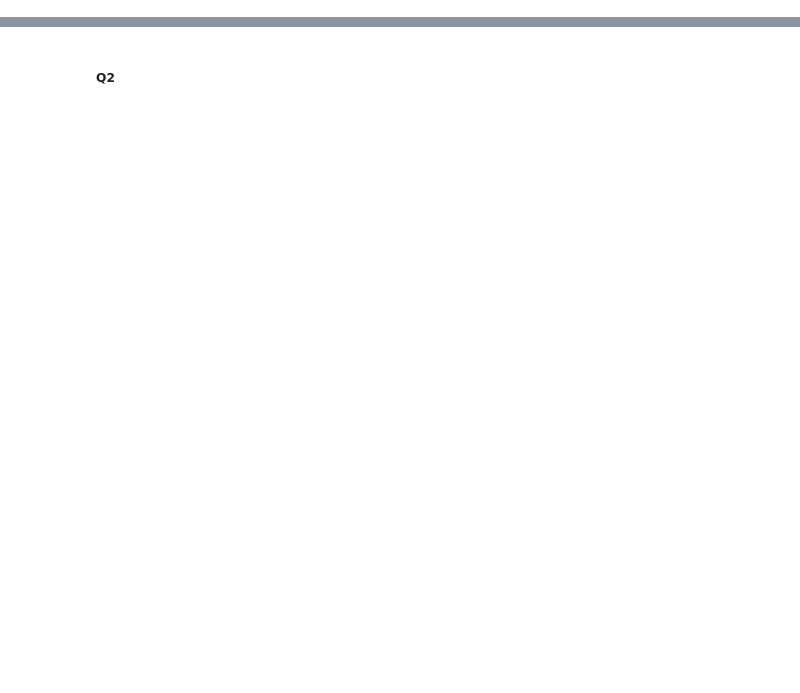
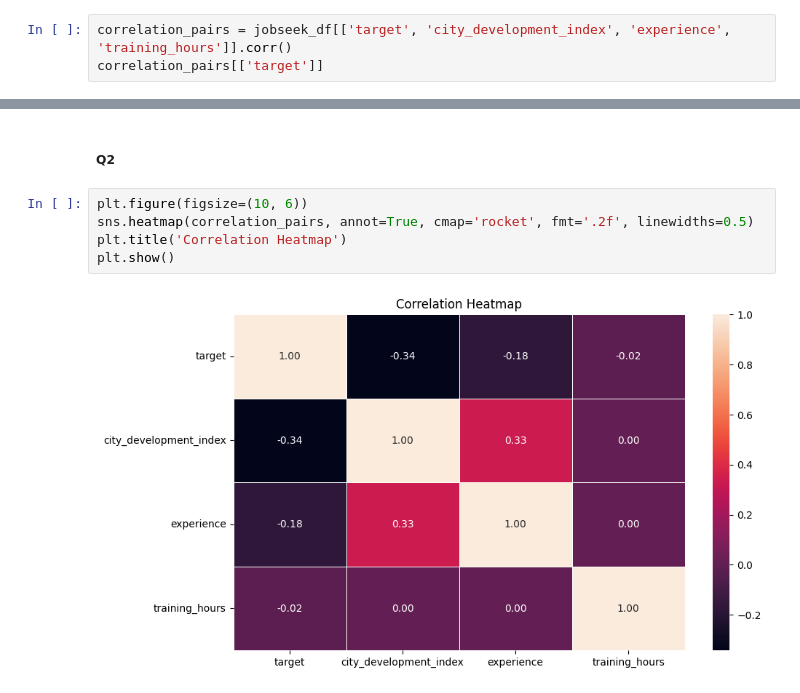
Before and after one commit to safwanakbar86/data_science_assgns, a Jupyter notebook: assgn2/a2.ipynb, the cells around one changed output, grey strips where cells are left out. Drawn from its saved outputs; the diff is of its cells as text; blank space fills up the shorter version.

```diff
--- a/assgn2/a2.ipynb
+++ b/assgn2/a2.ipynb
@@ -254,3 +264,6 @@ plt.show()
 ## Correlation Analysis
 # %% [markdown]
 ##### Q1
+# %%
+correlation_pairs = jobseek_df[['target', 'city_development_index', 'experience', 'training_hours']].corr()
+correlation_pairs[['target']]
@@ -257,2 +276,9 @@ plt.show()
 # %% [markdown]
 ##### Q2
+# %%
+plt.figure(figsize=(10, 6))
+sns.heatmap(correlation_pairs, annot=True, cmap='rocket', fmt='.2f', linewidths=0.5)
+plt.title('Correlation Heatmap')
+plt.show()
+# %% [output]
+[figure, added]
```
Also changed, not shown: parts of 5 cells of this notebook.
